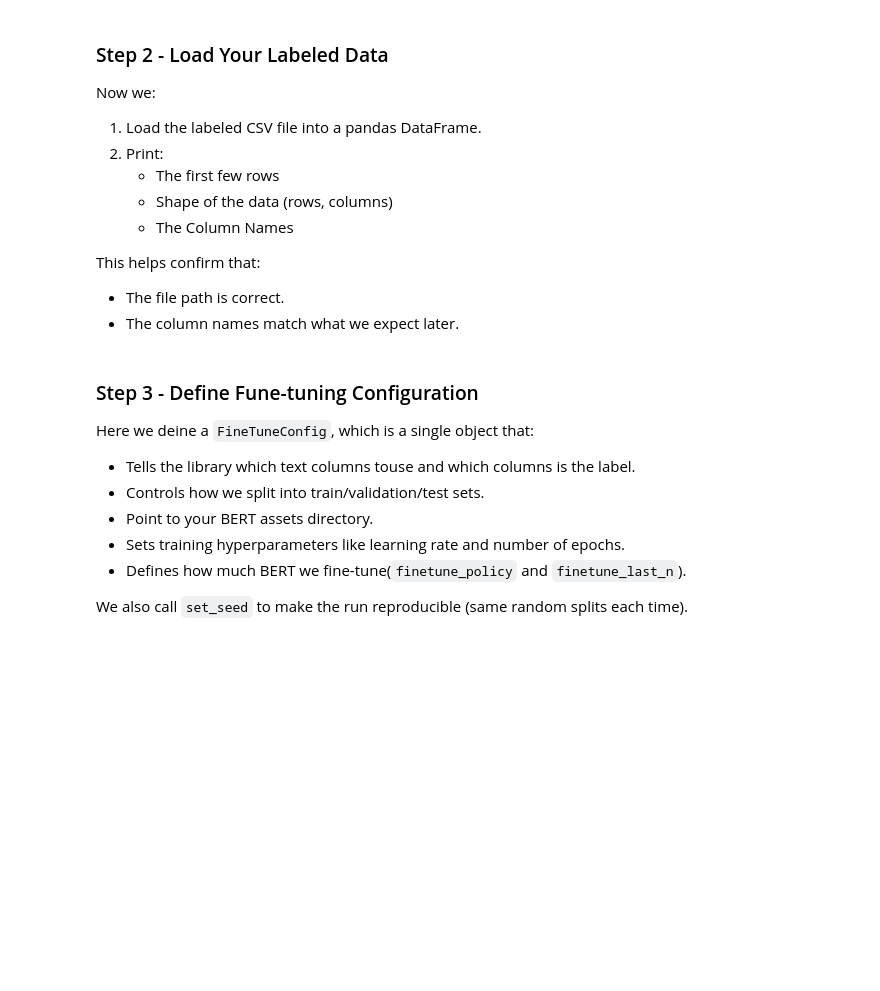
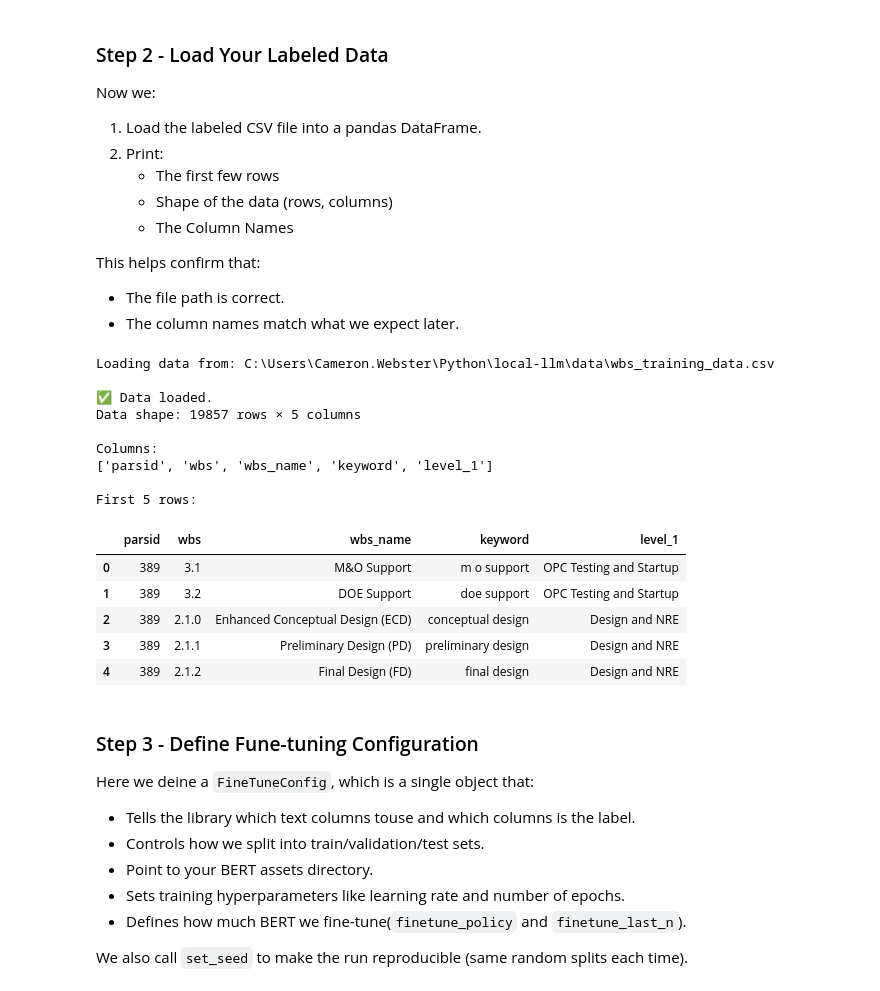
Before and after one commit to csw314/Local-LLM, a Jupyter notebook: notebooks/finetune_demo.ipynb, the cells around one changed output. Cells and saved outputs as stored; diff of their text form; code cells hidden in the pictures; blank space fills up the shorter version.

```diff
--- a/notebooks/finetune_demo.ipynb
+++ b/notebooks/finetune_demo.ipynb
@@ -48,18 +50,34 @@ This helps confirm that:
 - The file path is correct.
 - The column names match what we expect later.
 # %%
-data_path = Path("C:/Users/Cameron.Webster/Python/local-llm/data/wbs_data.csv")  # adjust if your file lives elsewhere
+data_path = Path("C:/Users/Cameron.Webster/Python/local-llm/data/wbs_training_data.csv")  # adjust if your file lives elsewhere
 
 print(f"Loading data from: {data_path.resolve()}")
 df = pd.read_csv(data_path)
 
 print("\n✅ Data loaded.")
 print(f"Data shape: {df.shape[0]} rows × {df.shape[1]} columns\n")
 print("Columns:")
 print(df.columns.tolist())
 
 print("\nFirst 5 rows:")
 display(df.head())
+# %% [output]
+Loading data from: C:\Users\Cameron.Webster\Python\local-llm\data\wbs_training_data.csv
+
+✅ Data loaded.
+Data shape: 19857 rows × 5 columns
+
+Columns:
+['parsid', 'wbs', 'wbs_name', 'keyword', 'level_1']
+
+First 5 rows:
+|  | parsid | wbs | wbs_name | keyword | level_1 |
+| 0 | 389 | 3.1 | M&O Support | m o support | OPC Testing and Startup |
+| 1 | 389 | 3.2 | DOE Support | doe support | OPC Testing and Startup |
+| 2 | 389 | 2.1.0 | Enhanced Conceptual Design (ECD) | conceptual design | Design and NRE |
+| 3 | 389 | 2.1.1 | Preliminary Design (PD) | preliminary design | Design and NRE |
+| 4 | 389 | 2.1.2 | Final Design (FD) | final design | Design and NRE |
 # %% [markdown]
 ### Step 3 - Define Fune-tuning Configuration
 
```
Also changed, not shown: parts of 11 cells of this notebook, 3 other files.
